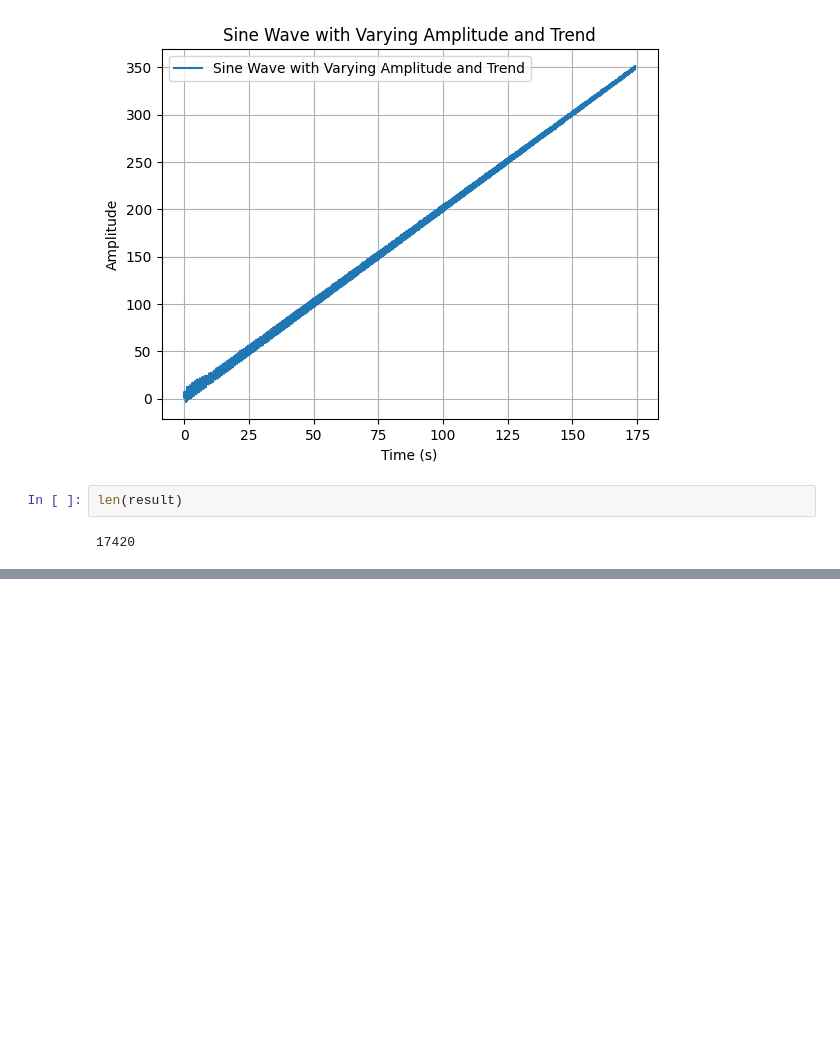
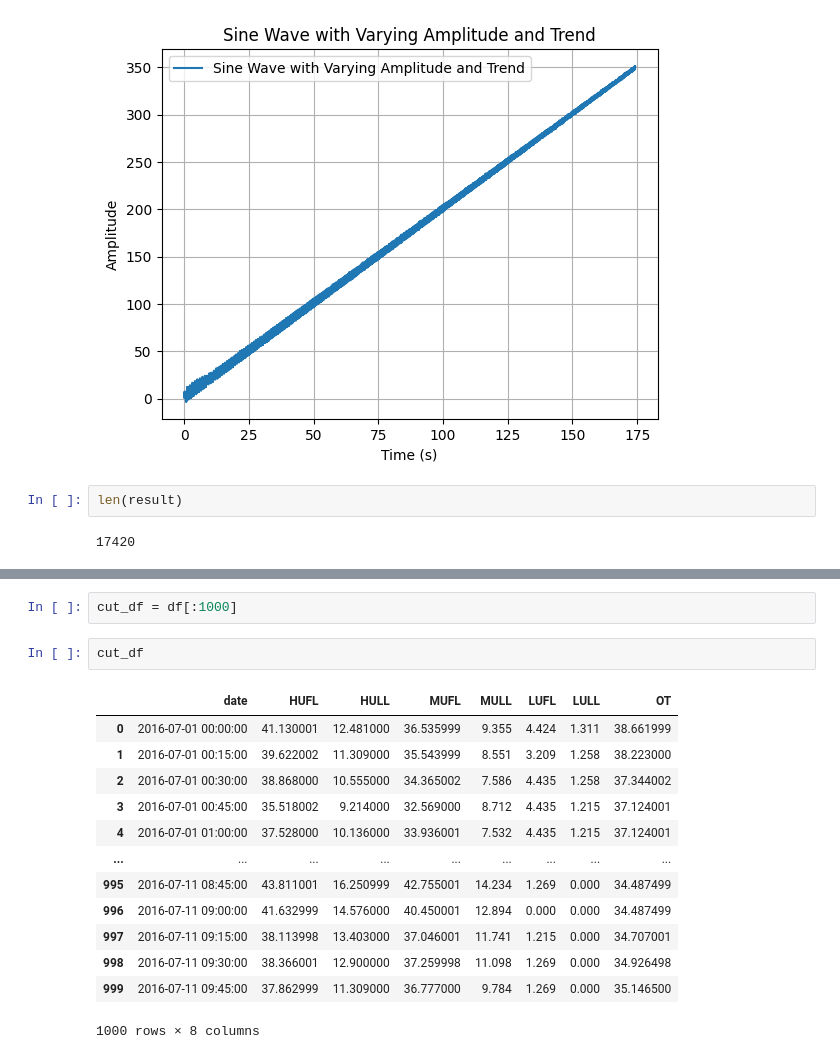
Before and after one commit to LiSiruiRay/Autoformer, a Jupyter notebook: Untitled.ipynb, the cells around one changed output, grey strips where cells are left out. Saved outputs shown, nothing was run; the diff lists cells and outputs as text; blank space fills up the shorter version.

```diff
--- a/Untitled.ipynb
+++ b/Untitled.ipynb
@@ -45,0 +83,18 @@ len(result)
+# %%
+cut_df = df[:1000]
+# %%
+cut_df
+# %% [output]
+|  | date | HUFL | HULL | MUFL | MULL | LUFL | LULL | OT |
+| 0 | 2016-07-01 00:00:00 | 41.130001 | 12.481000 | 36.535999 | 9.355 | 4.424 | 1.311 | 38.661999 |
+| 1 | 2016-07-01 00:15:00 | 39.622002 | 11.309000 | 35.543999 | 8.551 | 3.209 | 1.258 | 38.223000 |
+| 2 | 2016-07-01 00:30:00 | 38.868000 | 10.555000 | 34.365002 | 7.586 | 4.435 | 1.258 | 37.344002 |
+| 3 | 2016-07-01 00:45:00 | 35.518002 | 9.214000 | 32.569000 | 8.712 | 4.435 | 1.215 | 37.124001 |
+| 4 | 2016-07-01 01:00:00 | 37.528000 | 10.136000 | 33.936001 | 7.532 | 4.435 | 1.215 | 37.124001 |
+| ... | ... | ... | ... | ... | ... | ... | ... | ... |
+| 995 | 2016-07-11 08:45:00 | 43.811001 | 16.250999 | 42.755001 | 14.234 | 1.269 | 0.000 | 34.487499 |
+| 996 | 2016-07-11 09:00:00 | 41.632999 | 14.576000 | 40.450001 | 12.894 | 0.000 | 0.000 | 34.487499 |
+| 997 | 2016-07-11 09:15:00 | 38.113998 | 13.403000 | 37.046001 | 11.741 | 1.215 | 0.000 | 34.707001 |
+| 998 | 2016-07-11 09:30:00 | 38.366001 | 12.900000 | 37.259998 | 11.098 | 1.269 | 0.000 | 34.926498 |
+| 999 | 2016-07-11 09:45:00 | 37.862999 | 11.309000 | 36.777000 | 9.784 | 1.269 | 0.000 | 35.146500 |
+1000 rows × 8 columns
```
Also changed, not shown: parts of 10 cells of this notebook, 1 other file.
